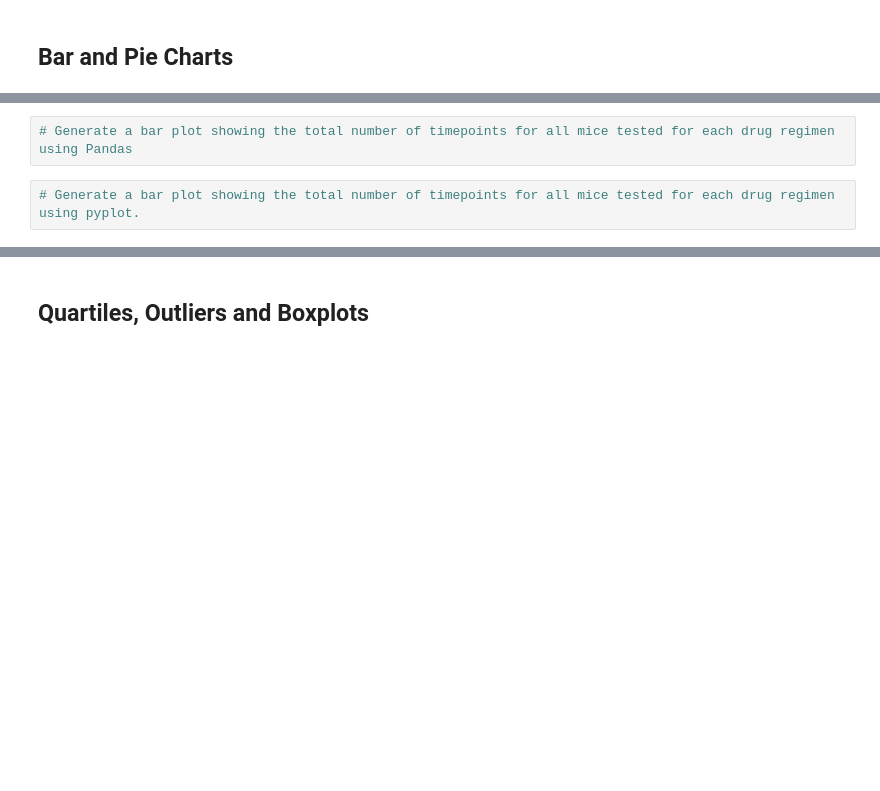
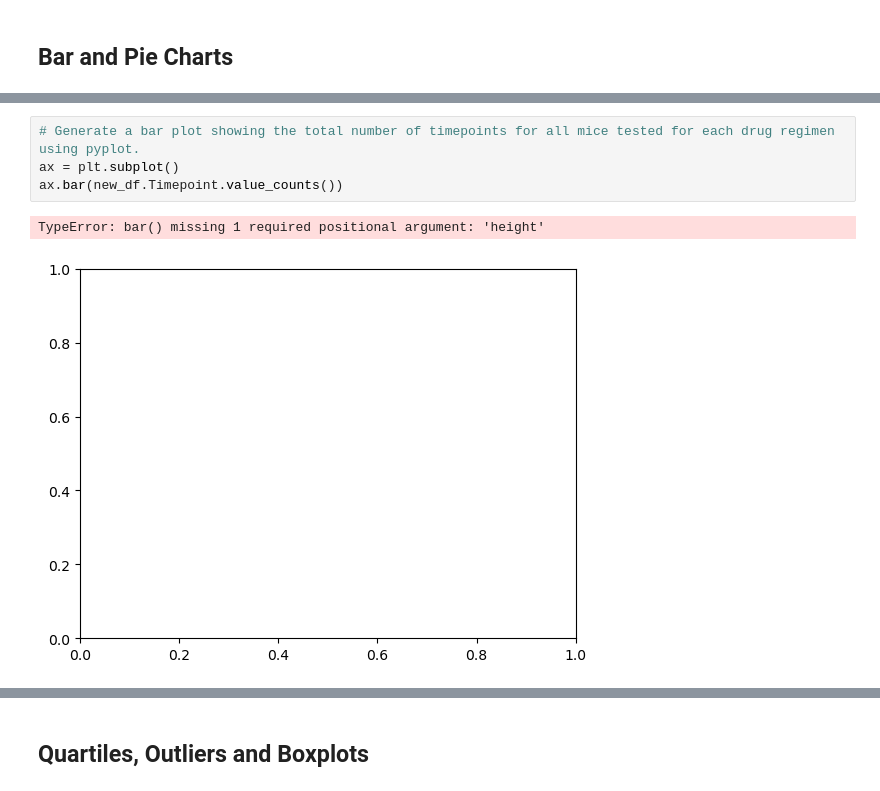
Before and after one commit to ricarojas/pymaceuticals, a Jupyter notebook: pymaceuticals_starter.ipynb, the cells around one changed output, grey strips where cells are left out. Cells and saved outputs as stored; diff of their text form; blank space fills up the shorter version.

```diff
--- a/pymaceuticals_starter.ipynb
+++ b/pymaceuticals_starter.ipynb
@@ -239,6 +270,9 @@ Name: Tumour Volume (mm3), dtype: float64
 # %%
-# Generate a bar plot showing the total number of timepoints for all mice tested for each drug regimen using Pandas
+# Generate a bar plot showing the total number of timepoints for all mice tested for each drug regimen using pyplot.
+ax = plt.subplot()
+ax.bar(new_df.Timepoint.value_counts())
+# %% [output]
+TypeError: bar() missing 1 required positional argument: 'height'
+[figure, added]
-# %%
-# Generate a bar plot showing the total number of timepoints for all mice tested for each drug regimen using pyplot.
 # %%
 # Generate a pie plot showing the distribution of female versus male mice using Pandas
```
Also changed, not shown: parts of 11 cells of this notebook.
